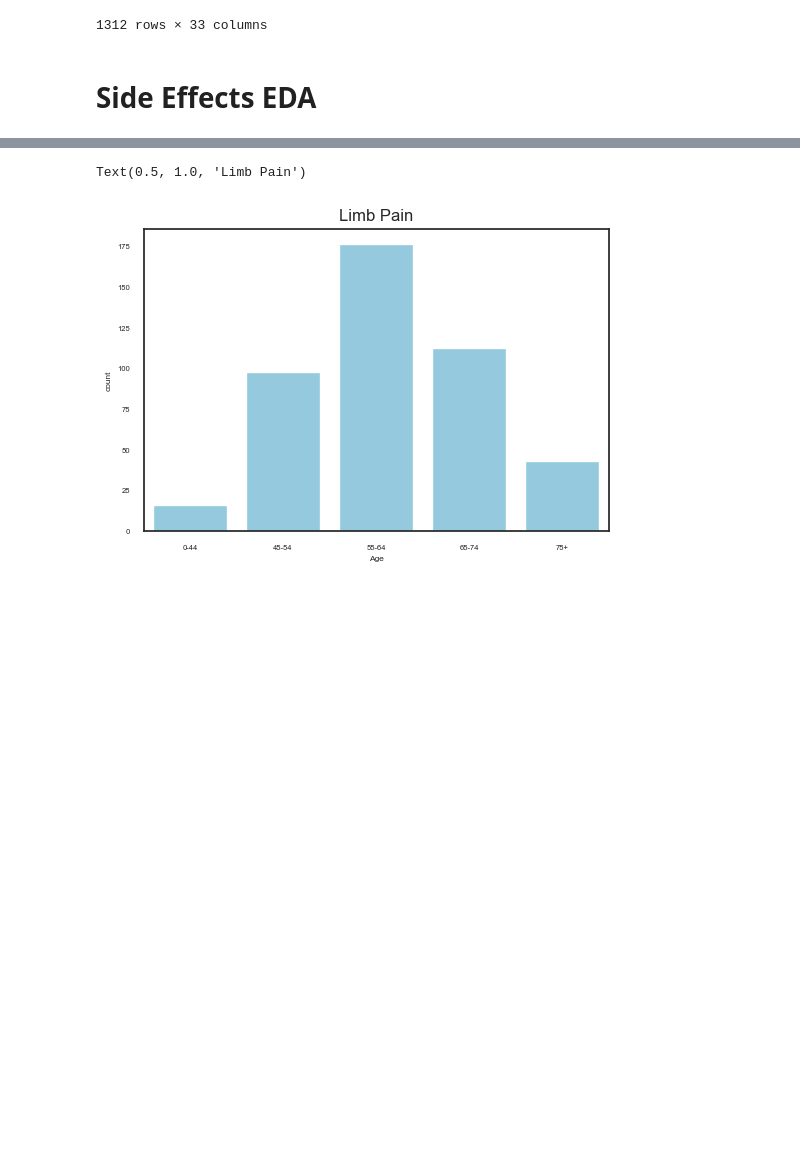
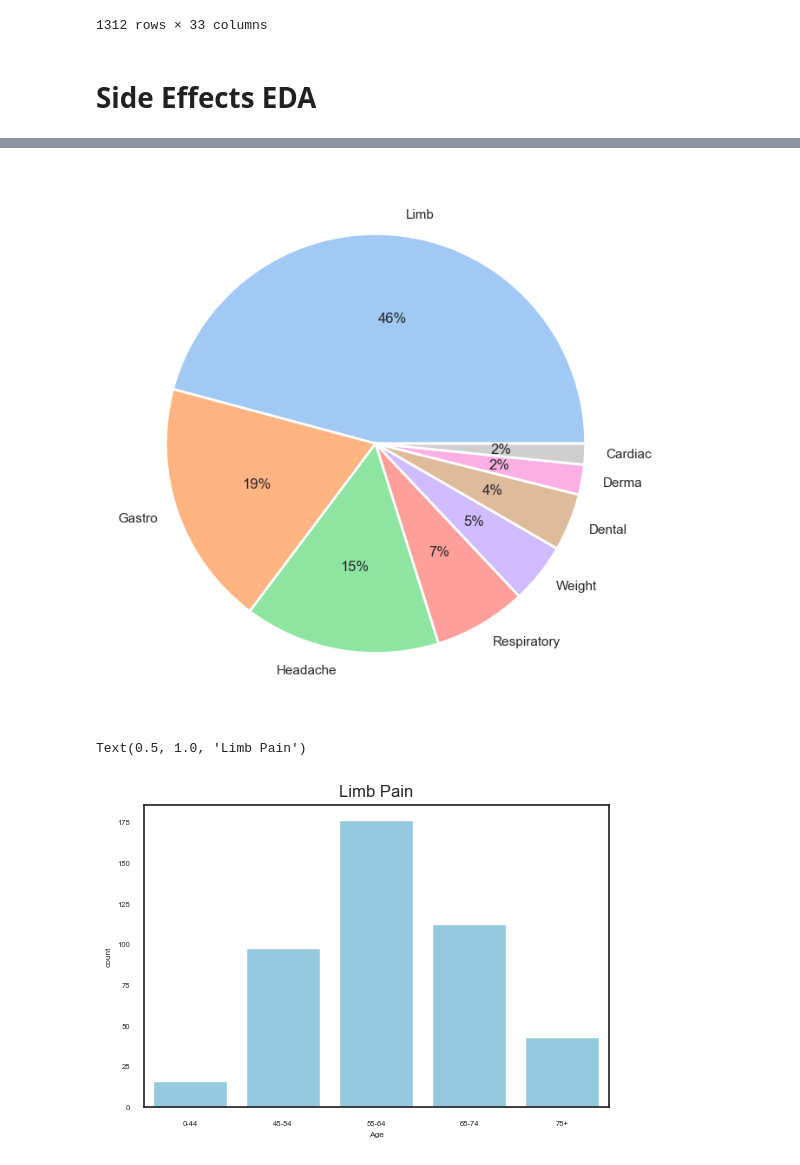
Before and after one commit to woonsupkim/DrugReview, a Jupyter notebook: Woon_after_Classification.ipynb, the cells around one changed output, grey strips where cells are left out. Cells and saved outputs as stored; diff of their text form; code cells hidden in the pictures; blank space fills up the shorter version.

```diff
--- a/Woon_after_Classification.ipynb
+++ b/Woon_after_Classification.ipynb
@@ -438,3 +438,13 @@ df_derma = df_side_effects[df_side_effects['dermatological'] == 1]
 df_resp = df_side_effects[df_side_effects['respiratory'] == 1]
 df_weight = df_side_effects[df_side_effects['weight'] == 1]
 df_headache = df_side_effects[df_side_effects['headache'] == 1]
+# %%
+total = len(df_side_effects)
+print('limb side effects: ', round((len(df_limb)/total)*100,2), '%')
+print('gastrointesntinal side effects: ', round((len(df_gastro)/total)*100,2), '%')
+print('headache side effects: ', round((len(df_headache)/total)*100,2), '%')
+print('respiratory side effects: ', round((len(df_resp)/total)*100,2), '%')
+print('weight loss/gain side effects: ', round((len(df_weight)/total)*100,2), '%')
+print('dental side effects: ', round((len(df_dental)/total)*100,2), '%')
+print('dermatological side effects: ', round((len(df_derma)/total)*100,2), '%')
+print('cardiac side effects: ', round((len(df_cardiac)/total)*100,2), '%')
@@ -441,3 +460,21 @@ df_headache = df_side_effects[df_side_effects['headache'] == 1]
+# %%
+sns.set(rc={"figure.dpi":200, 'savefig.dpi':200},
+        font_scale=0.5,
+        style="white"
+        )
+
+#define data
+data = [round((len(df_limb)/total)*100,2), round((len(df_gastro)/total)*100,2), round((len(df_headache)/total)*100,2), round((len(df_resp)/total)*100,2), round((len(df_weight)/total)*100,2), round((len(df_dental)/total)*100,2), round((len(df_derma)/total)*100,2), round((len(df_cardiac)/total)*100,2)]
+labels = ['Limb', 'Gastro', 'Headache', 'Respiratory', 'Weight', 'Dental', 'Derma', 'Cardiac' ]
+
+#define Seaborn color palette to use
+colors = sns.color_palette('pastel')[0:8]
+
+#create pie chart
+plt.pie(data, labels = labels, colors = colors, autopct='%.0f%%')
+plt.show()
+# %% [output]
+[figure, added]
 # %%
 sns.set(rc={"figure.dpi":100, 'savefig.dpi':100},
         font_scale=0.5,
```
Also changed, not shown: parts of 11 cells of this notebook.
